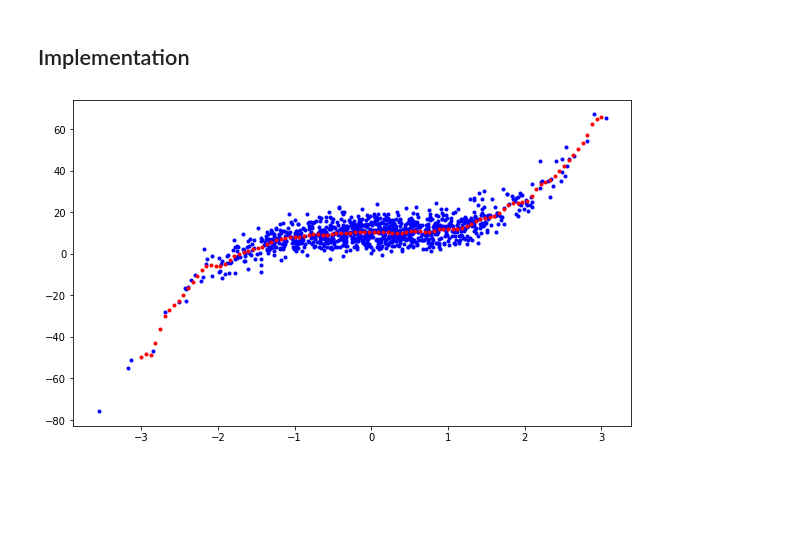
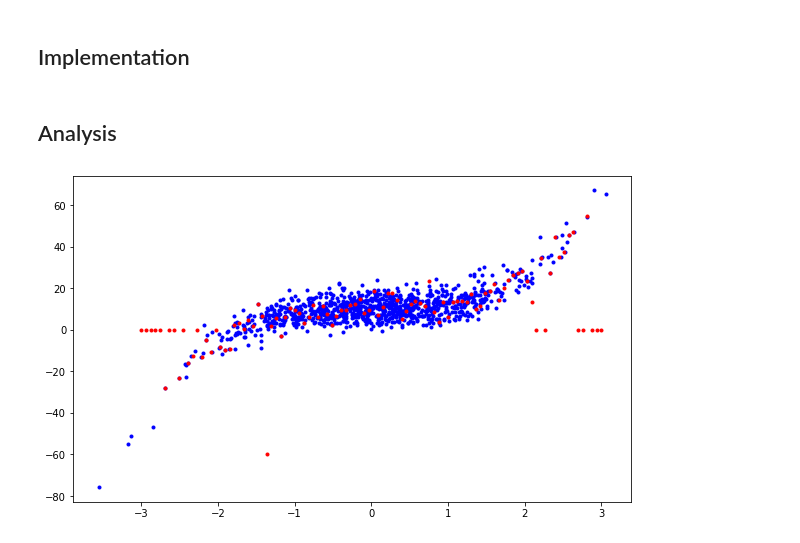
Before and after one commit to aravindhrs-lab/ML, a Jupyter notebook: lab11_LocallyWeightedLR.ipynb, the cells around one changed output. Drawn from its saved outputs; the diff is of its cells as text; code cells hidden in the pictures; blank space fills up the shorter version.

```diff
--- a/lab11_LocallyWeightedLR.ipynb
+++ b/lab11_LocallyWeightedLR.ipynb
@@ -48,7 +50,9 @@ def plot_predictions(X, y, tau, nval):
     plt.plot(X, y, 'b.')
     plt.plot(X_test, preds, 'r.')
     plt.show()
+# %% [markdown]
+## Analysis
 # %%
-plot_predictions(X, y, 0.08, 100)
+plot_predictions(X, y, 0.0005, 100)
 # %% [output]
-[figure, old version]
+[figure, new version]
```
Also changed, not shown: parts of 6 cells of this notebook.
